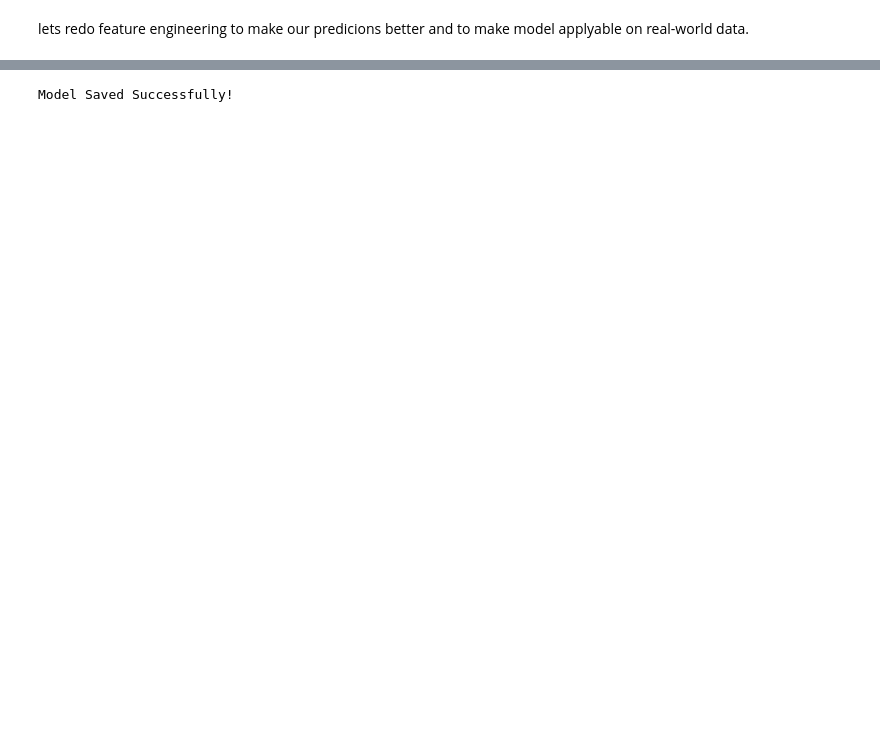
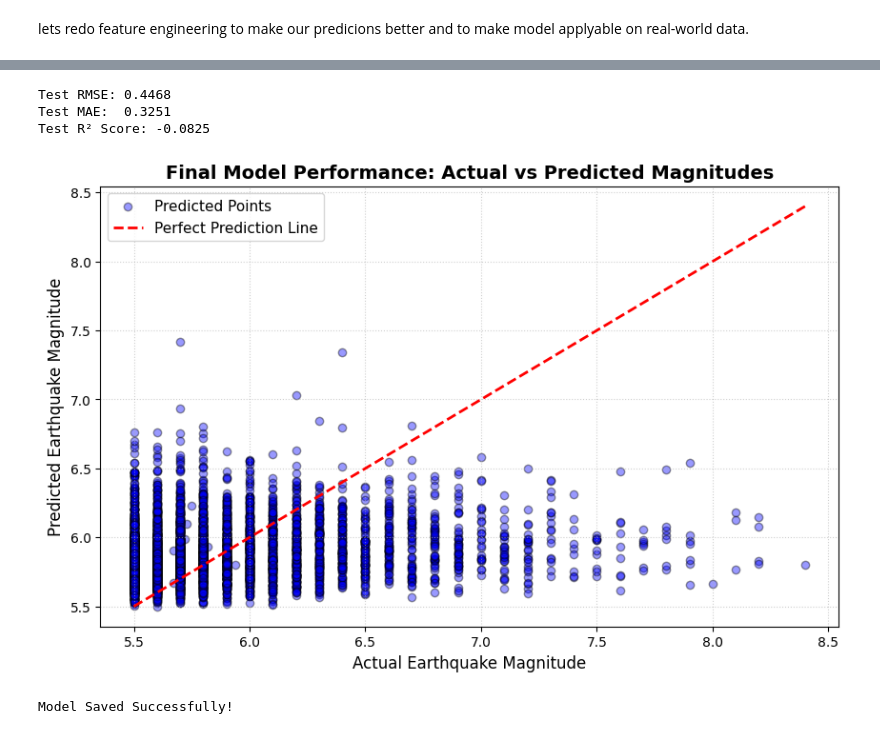
Before and after one commit to JavariaNadeem81/Earthquake_prediction, a Jupyter notebook: Earthquake.ipynb, the cells around one changed output, grey strips where cells are left out. Saved outputs shown, nothing was run; the diff lists cells and outputs as text; code cells hidden in the pictures; blank space fills up the shorter version.

```diff
--- a/Earthquake.ipynb
+++ b/Earthquake.ipynb
@@ -335,24 +289,2 @@ plt.show()
 # %% [markdown]
 lets redo feature engineering to make our predicions better and to make model applyable on real-world data.
-# %%
-#  convert date column to datetime
-df['Date'] = pd.to_datetime(df['Date'], errors='coerce')
-
-#Time-based features
-df['Year'] = df['Date'].dt.year
-df['Month'] = df['Date'].dt.month
-df['Day'] = df['Date'].dt.day
-df['DayOfWeek'] = df['Date'].dt.dayofweek
-
-# relation of Earthquake (Depth) and Magnitude
-df['Depth_Mag_Ratio'] = df['Depth'] / (df['Magnitude'] + 1)
-
-# just useful numerical columns
-# we conclude object (text) columns for model not to make  errors
-features = ['Latitude', 'Longitude', 'Depth', 'Year', 'Month', 'Day', 'DayOfWeek', 'Depth_Mag_Ratio']
-X = df[features]
-y = df['Magnitude'] # which ever you are predicting as target
-
-# handle Null values if any
-X = X.fillna(0)
-x
@@ -452,3 +351,60 @@ plt.show()
+# %%
+# 1. Clean Data
+drop_cols = ['ID', 'Magnitude Error', 'Horizontal Error', 'Horizontal Distance',
+             'Depth Error', 'Magnitude Seismic Stations', 'Azimuthal Gap']
+
+df_clean = df.drop(columns=[c for c in drop_cols if c in df.columns])
+
+# Features & Target Select
+X = df_clean[['Latitude', 'Longitude', 'Depth']]
+y = df_clean['Magnitude']
+
+# 2. Train-Test Split
+X_train, X_test, y_train, y_test = train_test_split(X, y, test_size=0.2, random_state=42)
+
+# 3. Pipeline Setup (Data Leakage Safe)
+improved_model = Pipeline([
+    ('imputer', SimpleImputer(strategy='median')),
+    ('scaler', StandardScaler()),
+    ('model', RandomForestRegressor(n_estimators=100, random_state=42))
+])
+
+# 4. Model Training
+improved_model.fit(X_train, y_train)
+
+# 5. Prediction
+new_preds = improved_model.predict(X_test)
+
+# 6. Evaluation Metrics
+print(f"Test RMSE: {np.sqrt(mean_squared_error(y_test, new_preds)):.4f}")
+print(f"Test MAE:  {mean_absolute_error(y_test, new_preds):.4f}")
+print(f"Test R² Score: {r2_score(y_test, new_preds):.4f}")
+# %% [output]
+Test RMSE: 0.4468
+Test MAE:  0.3251
+Test R² Score: -0.0825
+# %%
+# Figure size setup
+plt.figure(figsize=(10, 6))
+
+# 1. Scatter Plot: Actual vs Predicted
+plt.scatter(y_test, new_preds, alpha=0.4, color='blue', edgecolors='k', label='Predicted Points')
+
+# 2. Perfect Prediction Line (Ideal 1:1 Reference Line)
+min_val = min(y_test.min(), new_preds.min())
+max_val = max(y_test.max(), new_preds.max())
+plt.plot([min_val, max_val], [min_val, max_val], color='red', linestyle='--', linewidth=2, label='Perfect Prediction Line')
+
+# 3. Titles & Labels
+plt.title('Final Model Performance: Actual vs Predicted Magnitudes', fontsize=14, fontweight='bold')
+plt.xlabel('Actual Earthquake Magnitude', fontsize=12)
+plt.ylabel('Predicted Earthquake Magnitude', fontsize=12)
+plt.legend(fontsize=11)
+plt.grid(True, linestyle=':', alpha=0.6)
+
+plt.show()
+# %% [output]
+[figure, added]
 # %%
 #Saving the Model for Future Use
 import joblib
```
Also changed, not shown: parts of 19 cells of this notebook.
